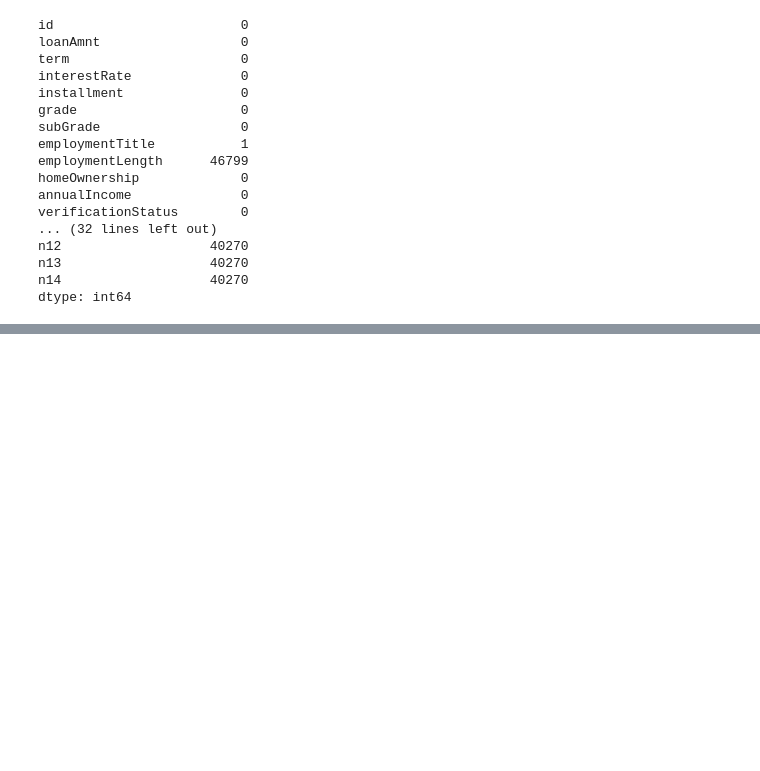
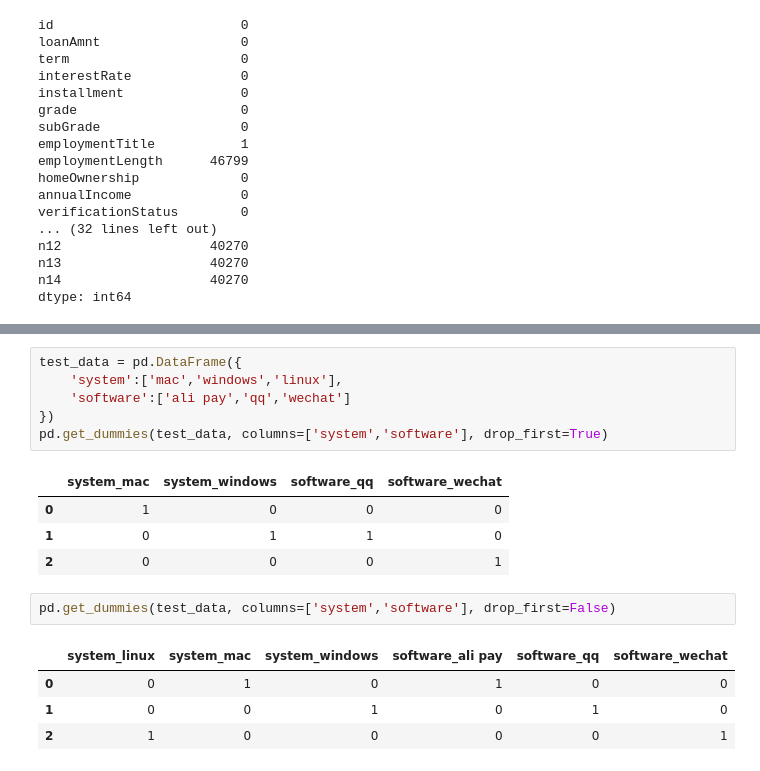
Before and after one commit to GentleCP/DataMining, a Jupyter notebook: FinancialRiskControl/T3、特征工程.ipynb, the cells around one changed output, grey strips where cells are left out. Saved outputs shown, nothing was run; the diff lists cells and outputs as text; blank space fills up the shorter version.

```diff
--- a/FinancialRiskControl/T3、特征工程.ipynb
+++ b/FinancialRiskControl/T3、特征工程.ipynb
@@ -100,0 +260,18 @@ df_train[numerical_feats] =
+# %%
+test_data = pd.DataFrame({
+    'system':['mac','windows','linux'],
+    'software':['ali pay','qq','wechat']
+})
+pd.get_dummies(test_data, columns=['system','software'], drop_first=True)
+# %% [output]
+|  | system_mac | system_windows | software_qq | software_wechat |
+| 0 | 1 | 0 | 0 | 0 |
+| 1 | 0 | 1 | 1 | 0 |
+| 2 | 0 | 0 | 0 | 1 |
+# %%
+pd.get_dummies(test_data, columns=['system','software'], drop_first=False)
+# %% [output]
+|  | system_linux | system_mac | system_windows | software_ali pay | software_qq | software_wechat |
+| 0 | 0 | 1 | 0 | 1 | 0 | 0 |
+| 1 | 0 | 0 | 1 | 0 | 1 | 0 |
+| 2 | 1 | 0 | 0 | 0 | 0 | 1 |
```
Also changed, not shown: parts of 46 cells of this notebook.
